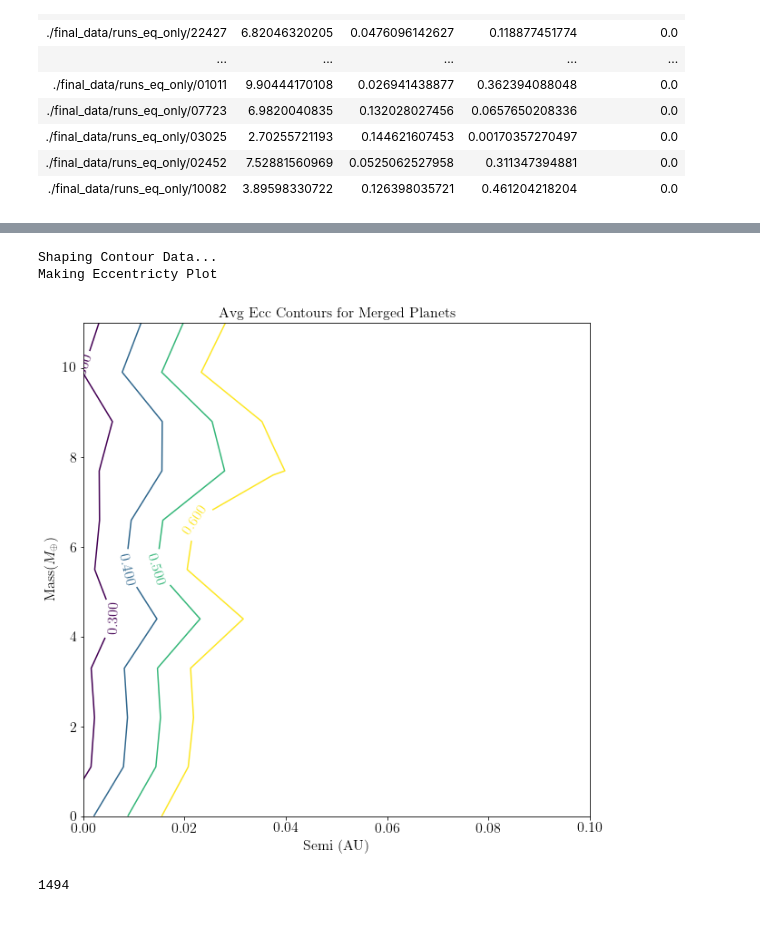
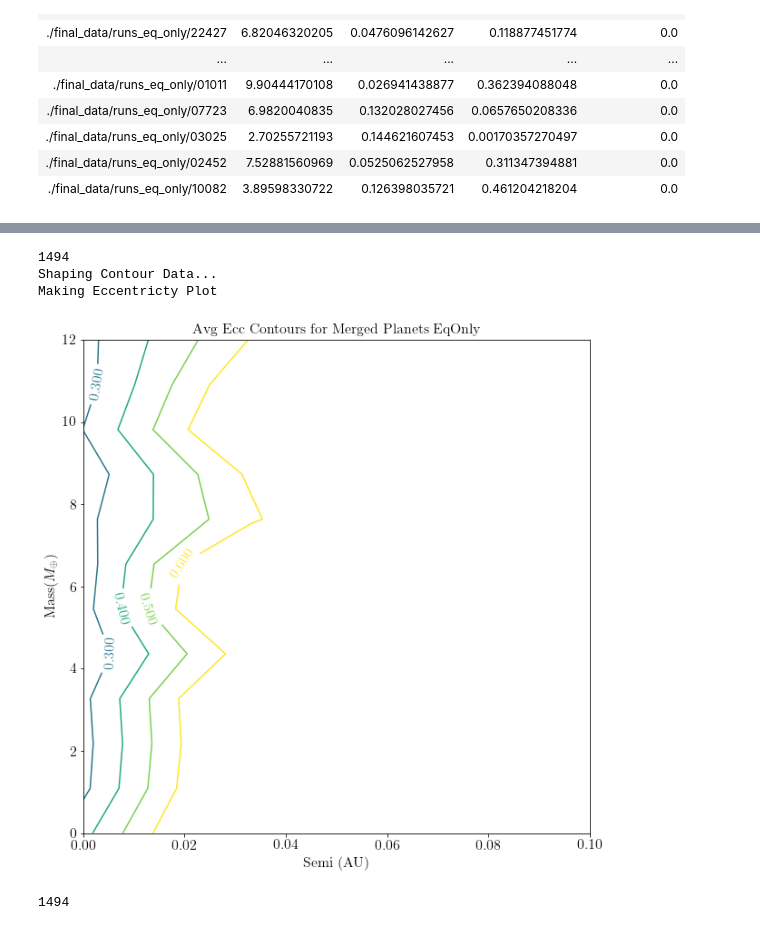
Before and after one commit to dm1681/MergingPerts, a Jupyter notebook: fig_gen.ipynb, the cells around one changed output, grey strips where cells are left out. Drawn from its saved outputs; the diff is of its cells as text; code cells hidden in the pictures.

```diff
--- a/fig_gen.ipynb
+++ b/fig_gen.ipynb
@@ -562,8 +560,8 @@ def make_contour(x_data, y_data, z_data, names='default', labels = ['Semi (AU)',
         y_axis = np.arange(np.min(y_data),math.ceil(np.max(y_data)), y_binwidth)
         #pdb.set_trace()
     else:
-        x_axis = np.arange(xlim[0],xlim[1],x_binwidth)
-        y_axis = np.arange(ylim[0],ylim[1],y_binwidth)
+        x_axis = np.arange(xlim[0],xlim[1]+x_binwidth,x_binwidth)
+        y_axis = np.arange(ylim[0],ylim[1]+y_binwidth,y_binwidth)
     z_axis = np.zeros(shape=(len(y_axis)-1,len(x_axis)-1))
 
     print("Shaping Contour Data...")
@@ -594,7 +592,7 @@ def make_contour(x_data, y_data, z_data, names='default', labels = ['Semi (AU)',
                     extent=(x_axis[0],x_axis[-1],y_axis[0],y_axis[-1]))
     ax.set_xlabel(labels[0],fontsize=16)
     ax.set_ylabel(labels[1],fontsize=16)
-    ax.set_title("Avg "+labels[2]+" Contours for Merged Planets", fontsize=16)
+    ax.set_title("Avg "+labels[2]+" Contours for Merged Planets " + names, fontsize=16)
     ax.set_xlim(xlim)
     ax.clabel(ct,inline=True)
     fig.savefig('./figs/'+name+'.png',bbox_inches='tight', dpi=plot_dpi)
@@ -714,20 +700,21 @@ final_data_eqorb
 # %%
 # now lets do eq_only analysis
 merged_data_eqtide = final_data_eqonly[np.where(final_data_eqonly['bMerge_eqtide'] == 1)]
-
+print(len(merged_data_eqtide))
 # x = semi; y = mass; z = ecc
 semib_eqonly = merged_data_eqtide['semi_b_0'] # x
 massb_eqonly = merged_data_eqtide['mass_b_0'] # y
 eccb_eqonly = merged_data_eqtide['ecc_b_0'] # z
 levels=[0.1,0.2,0.3,0.4,0.5,0.6]
 #pdb.set_trace()
 make_contour(semib_eqonly,massb_eqonly,eccb_eqonly,
             y_binwidth=1.0,x_binwidth=0.025,xlim=(0,0.1), levels=levels,
-            names='eq_only_merged');
+            names='EqOnly');
 # %% [output]
+1494
 Shaping Contour Data...
 Making Eccentricty Plot
-[figure, old version]
+[figure, new version]
 # %%
 # lets make histogram of eq_only merged cases and their semis
 
```
Also changed, not shown: parts of 10 cells of this notebook.
